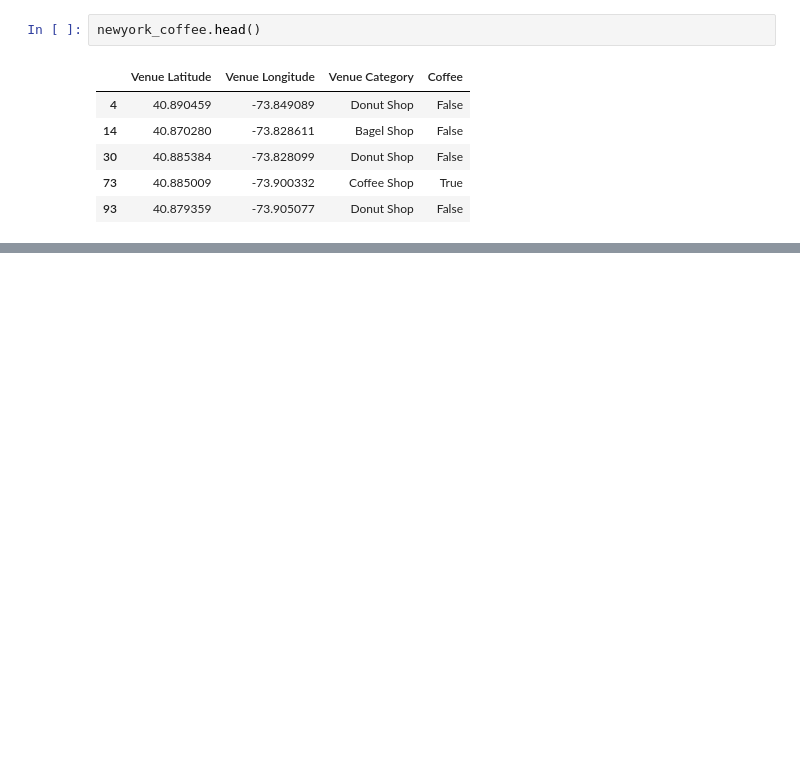
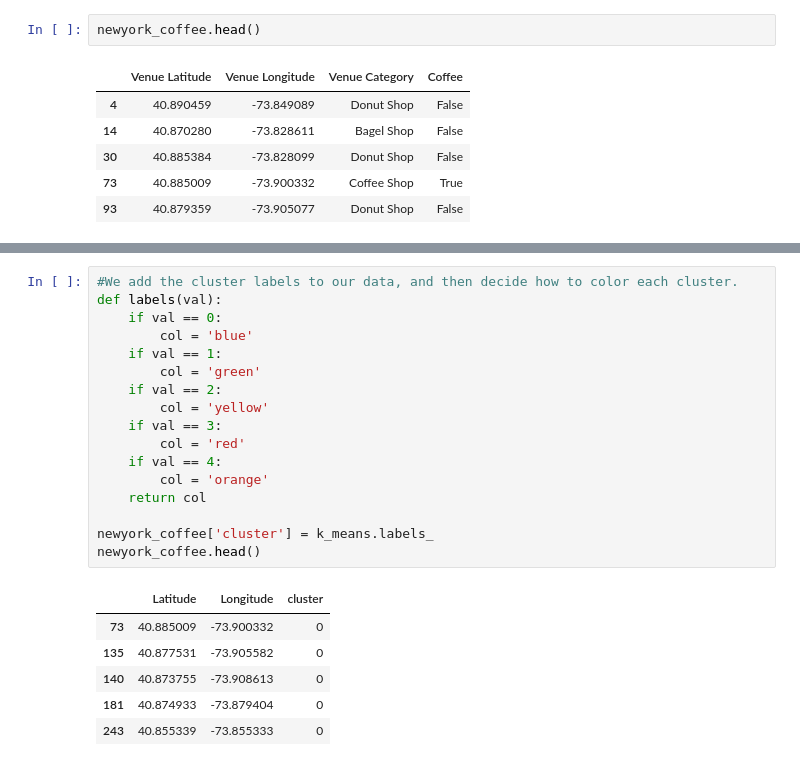
Before and after one commit to JonNKolb/Coursera_Capstone, a Jupyter notebook: Capstone Project.ipynb, the cells around one changed output, grey strips where cells are left out. Cells and saved outputs as stored; diff of their text form; blank space fills up the shorter version.

```diff
--- a/Capstone Project.ipynb
+++ b/Capstone Project.ipynb
@@ -249,0 +283,24 @@ map_newyork
+# %%
+#We add the cluster labels to our data, and then decide how to color each cluster.
+def labels(val):
+    if val == 0:
+        col = 'blue'
+    if val == 1:
+        col = 'green'
+    if val == 2:
+        col = 'yellow'
+    if val == 3:
+        col = 'red'
+    if val == 4:
+        col = 'orange'
+    return col
+
+newyork_coffee['cluster'] = k_means.labels_
+newyork_coffee.head()
+# %% [output]
+|  | Latitude | Longitude | cluster |
+| 73 | 40.885009 | -73.900332 | 0 |
+| 135 | 40.877531 | -73.905582 | 0 |
+| 140 | 40.873755 | -73.908613 | 0 |
+| 181 | 40.874933 | -73.879404 | 0 |
+| 243 | 40.855339 | -73.855333 | 0 |
```
Also changed, not shown: parts of 17 cells of this notebook.
